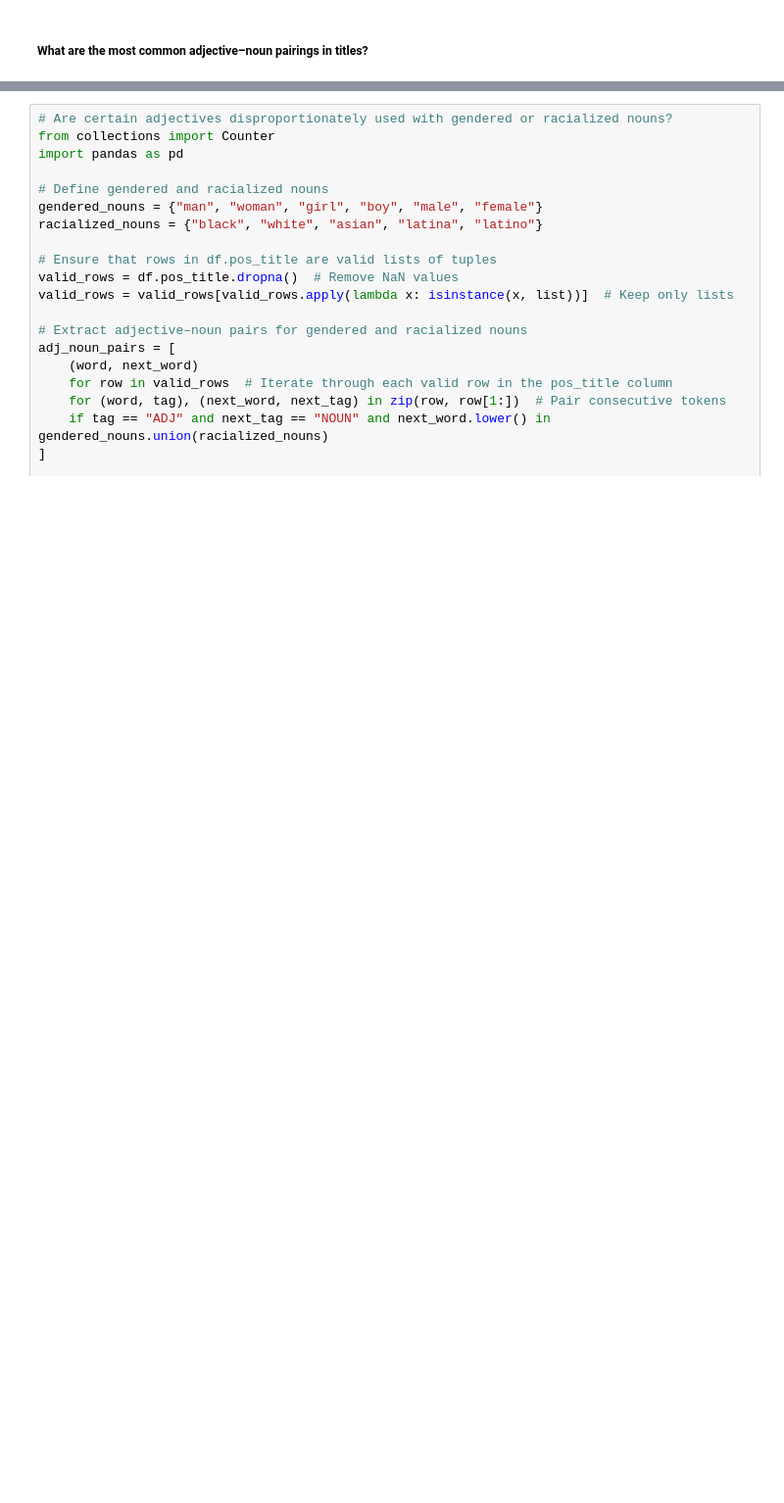
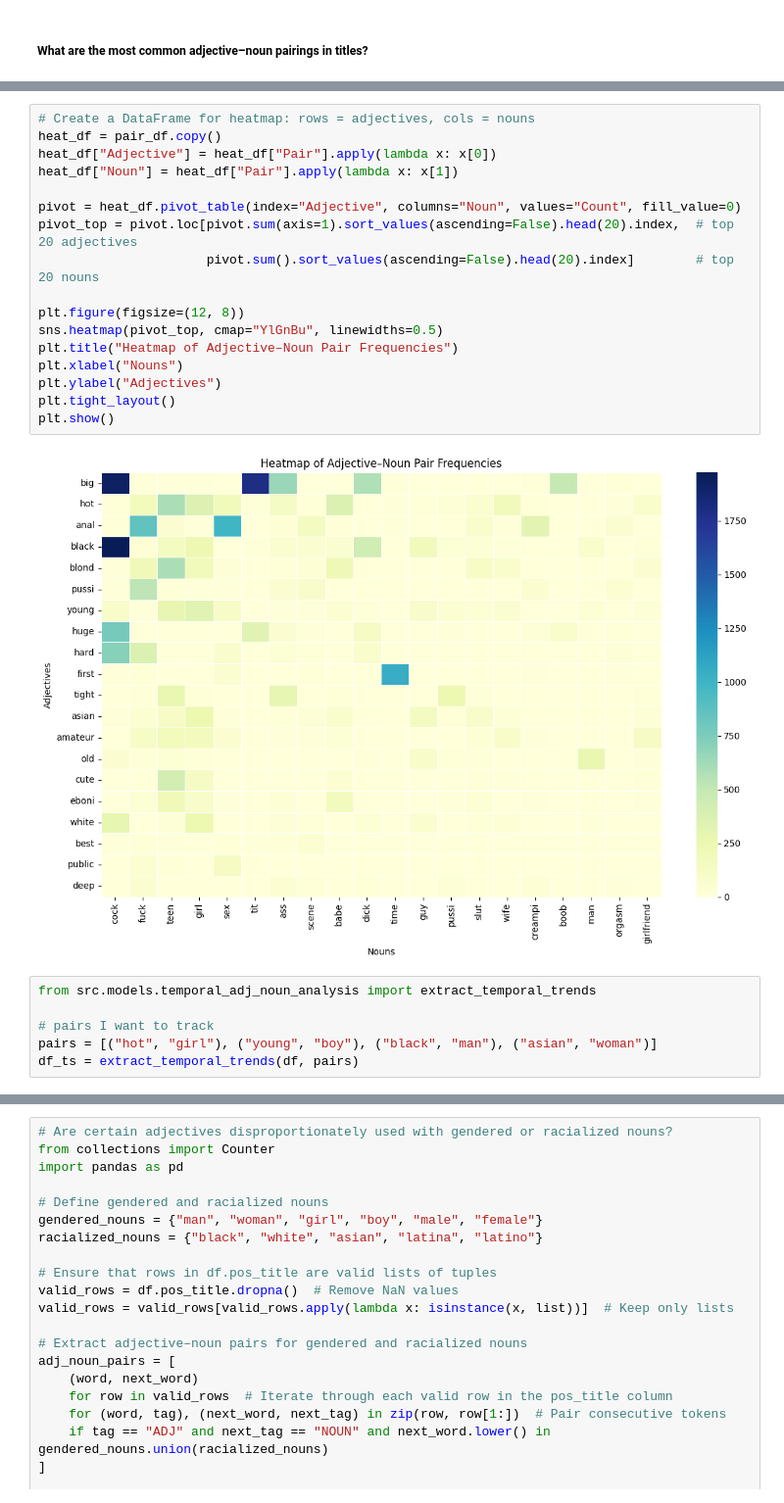
Before and after one commit to ptypes-nlesc/stereotype-map, a Jupyter notebook: notebooks/POS_tagging_dependency_parsing.ipynb, the cells around one changed output, grey strips where cells are left out. Shown at 98% size. Drawn from its saved outputs; the diff is of its cells as text; blank space fills up the shorter version.

```diff
--- a/notebooks/POS_tagging_dependency_parsing.ipynb
+++ b/notebooks/POS_tagging_dependency_parsing.ipynb
@@ -359,0 +349,25 @@ print(pair_df.head(10))
+# %%
+# Create a DataFrame for heatmap: rows = adjectives, cols = nouns
+heat_df = pair_df.copy()
+heat_df["Adjective"] = heat_df["Pair"].apply(lambda x: x[0])
+heat_df["Noun"] = heat_df["Pair"].apply(lambda x: x[1])
+
+pivot = heat_df.pivot_table(index="Adjective", columns="Noun", values="Count", fill_value=0)
+pivot_top = pivot.loc[pivot.sum(axis=1).sort_values(ascending=False).head(20).index,  # top 20 adjectives
+                      pivot.sum().sort_values(ascending=False).head(20).index]        # top 20 nouns
+
+plt.figure(figsize=(12, 8))
+sns.heatmap(pivot_top, cmap="YlGnBu", linewidths=0.5)
+plt.title("Heatmap of Adjective–Noun Pair Frequencies")
+plt.xlabel("Nouns")
+plt.ylabel("Adjectives")
+plt.tight_layout()
+plt.show()
+# %% [output]
+[figure, added]
+# %%
+from src.models.temporal_adj_noun_analysis import extract_temporal_trends
+
+# pairs I want to track
+pairs = [("hot", "girl"), ("young", "boy"), ("black", "man"), ("asian", "woman")]
+df_ts = extract_temporal_trends(df, pairs)
```
Also changed, not shown: parts of 14 cells of this notebook, 2 other files.
